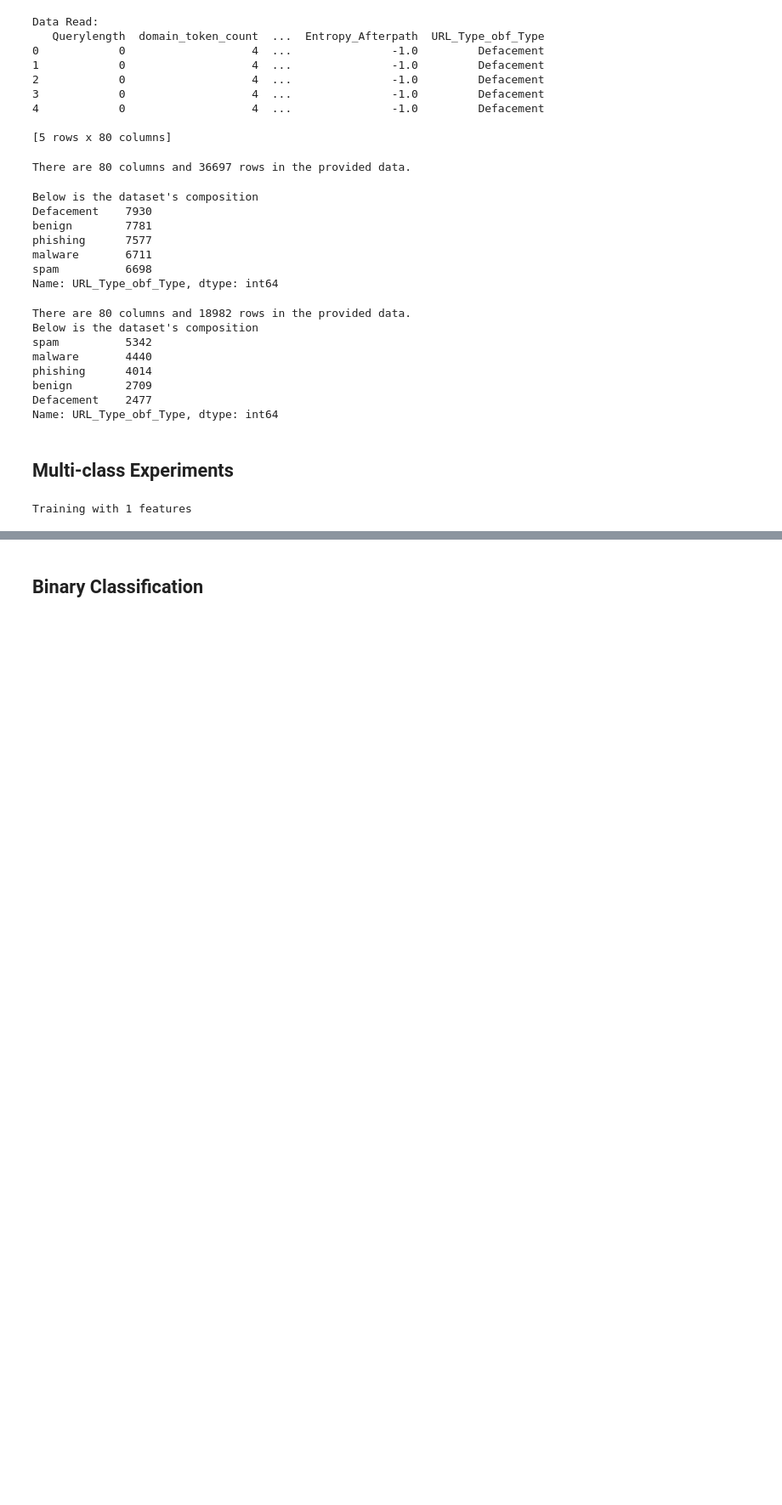
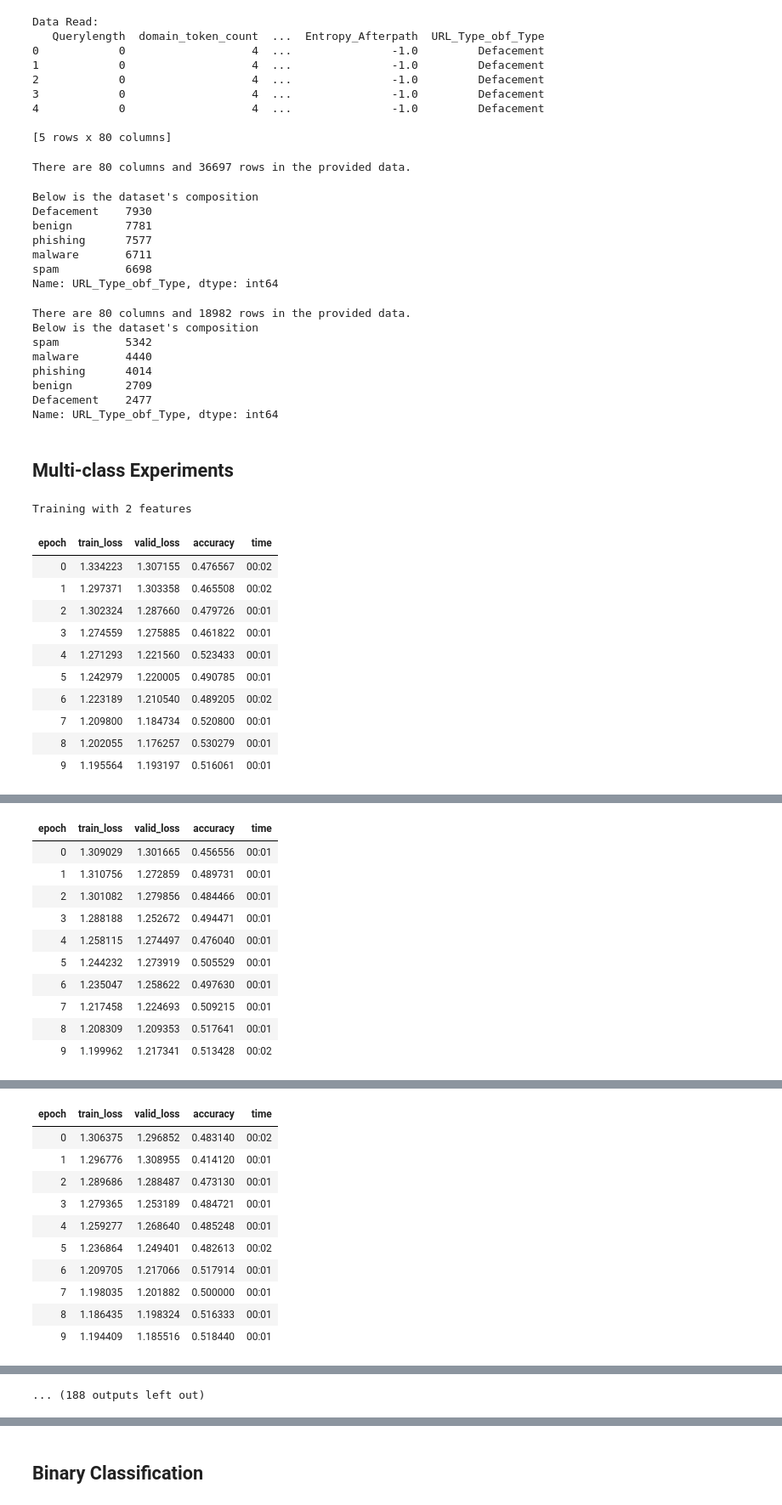
Before and after one commit to Colorado-Mesa-University-Cybersecurity/DeepLearning-MaliciousURLs, a Jupyter notebook: models_with_feature_selection.ipynb, the cells around one changed output, grey strips where cells are left out. Shown at 85% size. Cells and saved outputs as stored; diff of their text form; code cells hidden in the pictures; blank space fills up the shorter version.

Commit message:
updated to collect metrics with all features and present with std

```diff
--- a/models_with_feature_selection.ipynb
+++ b/models_with_feature_selection.ipynb
@@ -95,7 +95,7 @@ def train_and_eval_on(X, y, feature_set):
         score = rf.score(X_test, y_test)
         metrics['rf'].append(score)
 
-        """# Decision Tree Model
+        # Decision Tree Model
         dt = DecisionTreeClassifier(random_state=random_state)
         dt.fit(X_train, y_train)
         score = dt.score(X_test, y_test)
@@ -135,7 +135,7 @@ def train_and_eval_on(X, y, feature_set):
         nb = GaussianNB()
         nb.fit(X_train, y_train)
         score = nb.score(X_test, y_test)
-        metrics['nb'].append(score)"""
+        metrics['nb'].append(score)
 
         # Keras-TensorFlow DNN Model
         dnn_keras = Sequential(layers=[
@@ -314,12 +308,23 @@ y = df[dep_var]
 # %%
 fig = plt.figure()
 multi_performance_metrics = {}
-for i in range(1, 21):
+for i in range(2, len(best_features_multiclass), 2):
     features = best_features_multiclass[:i]
     multi_performance_metrics[i] = train_and_eval_on(X=X, y=y, feature_set=features)
 
     #print(performance_metrics)
 
     #show_graph(figure=fig, feature_count=len(features), metrics_dict=multi_performance_metrics)
 # %% [output]
-Training with 1 features
+Training with 2 features
+| epoch | train_loss | valid_loss | accuracy | time |
+| 0 | 1.334223 | 1.307155 | 0.476567 | 00:02 |
+| 1 | 1.297371 | 1.303358 | 0.465508 | 00:02 |
+| 2 | 1.302324 | 1.287660 | 0.479726 | 00:01 |
+| 3 | 1.274559 | 1.275885 | 0.461822 | 00:01 |
+| 4 | 1.271293 | 1.221560 | 0.523433 | 00:01 |
+| 5 | 1.242979 | 1.220005 | 0.490785 | 00:01 |
+| 6 | 1.223189 | 1.210540 | 0.489205 | 00:02 |
+| 7 | 1.209800 | 1.184734 | 0.520800 | 00:01 |
+| 8 | 1.202055 | 1.176257 | 0.530279 | 00:01 |
+| 9 | 1.195564 | 1.193197 | 0.516061 | 00:01 |
@@ -325,0 +332,11 @@ Training with 1 features
+| epoch | train_loss | valid_loss | accuracy | time |
+| 0 | 1.309029 | 1.301665 | 0.456556 | 00:01 |
+| 1 | 1.310756 | 1.272859 | 0.489731 | 00:01 |
+| 2 | 1.301082 | 1.279856 | 0.484466 | 00:01 |
+| 3 | 1.288188 | 1.252672 | 0.494471 | 00:01 |
+| 4 | 1.258115 | 1.274497 | 0.476040 | 00:01 |
+| 5 | 1.244232 | 1.273919 | 0.505529 | 00:01 |
+| 6 | 1.235047 | 1.258622 | 0.497630 | 00:01 |
+| 7 | 1.217458 | 1.224693 | 0.509215 | 00:01 |
+| 8 | 1.208309 | 1.209353 | 0.517641 | 00:01 |
+| 9 | 1.199962 | 1.217341 | 0.513428 | 00:02 |
@@ -325,0 +344,11 @@ Training with 1 features
+| epoch | train_loss | valid_loss | accuracy | time |
+| 0 | 1.306375 | 1.296852 | 0.483140 | 00:02 |
+| 1 | 1.296776 | 1.308955 | 0.414120 | 00:01 |
+| 2 | 1.289686 | 1.288487 | 0.473130 | 00:01 |
+| 3 | 1.279365 | 1.253189 | 0.484721 | 00:01 |
+| 4 | 1.259277 | 1.268640 | 0.485248 | 00:01 |
+| 5 | 1.236864 | 1.249401 | 0.482613 | 00:02 |
+| 6 | 1.209705 | 1.217066 | 0.517914 | 00:01 |
+| 7 | 1.198035 | 1.201882 | 0.500000 | 00:01 |
+| 8 | 1.186435 | 1.198324 | 0.516333 | 00:01 |
+| 9 | 1.194409 | 1.185516 | 0.518440 | 00:01 |
@@ -326,2 +391,3 @@ Training with 1 features
+... (188 outputs left out)
 # %%
 show_graph(figure=fig, feature_count=len(features), metrics_dict=multi_performance_metrics, exp_type='multi')
```
Also changed, not shown: parts of 11 cells of this notebook.
